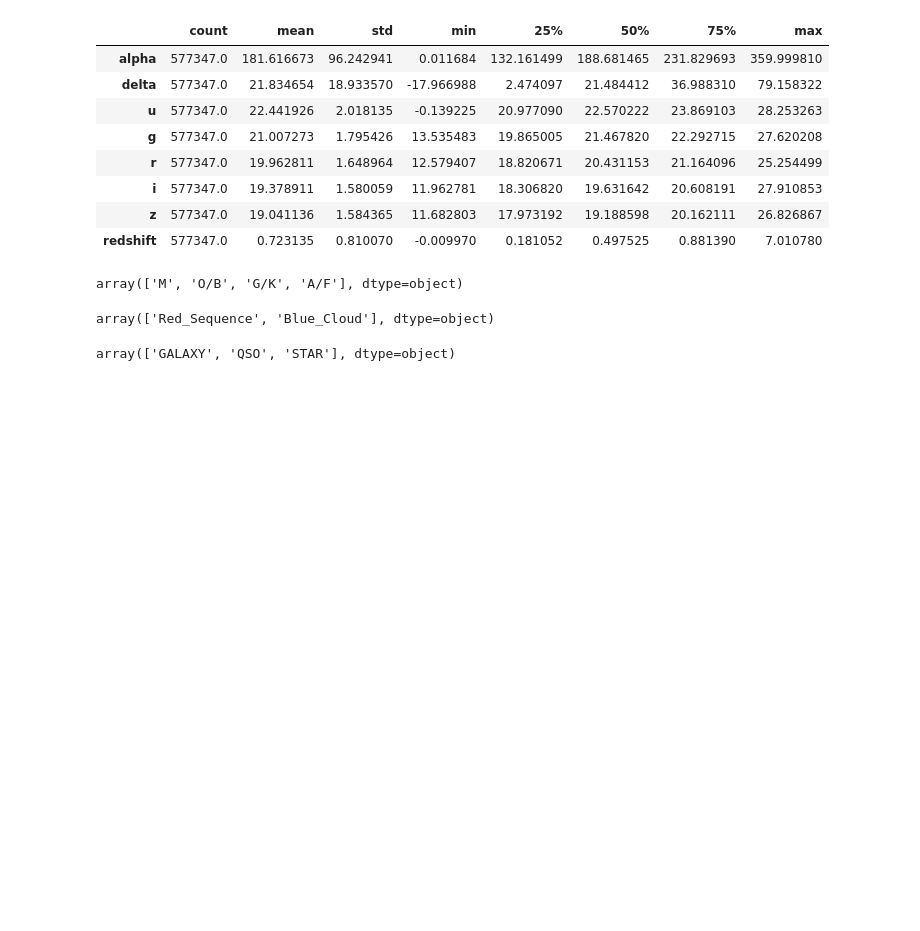
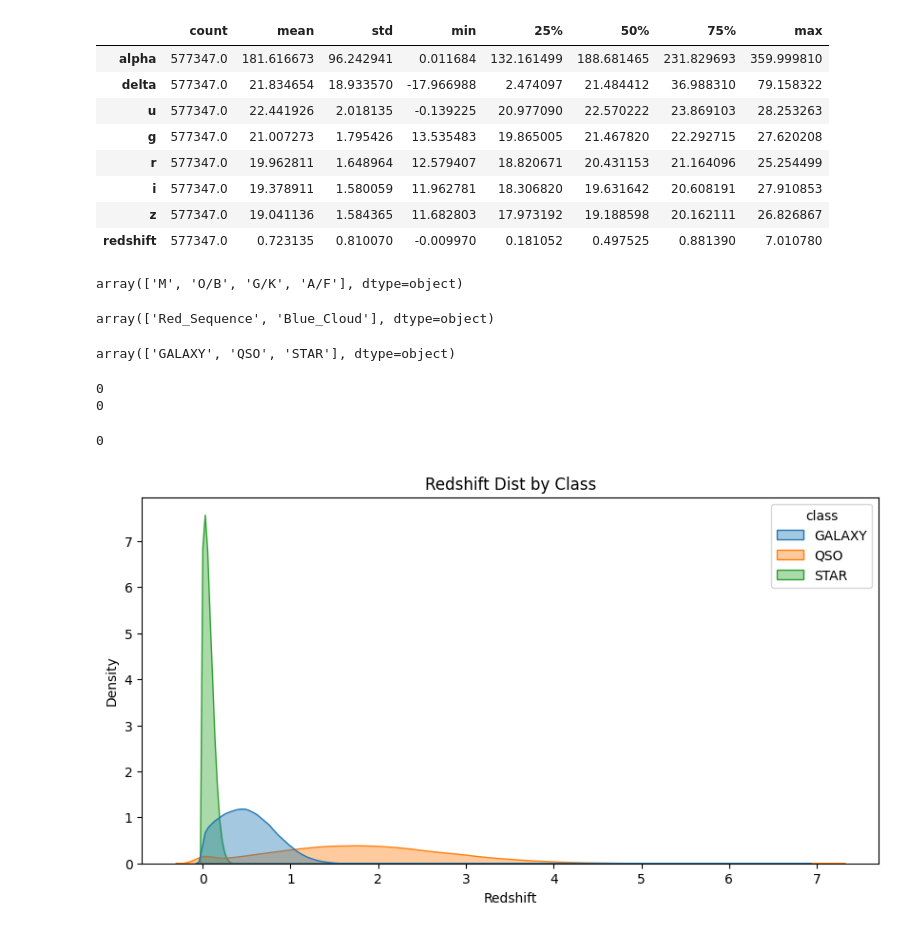
Before and after one commit to E-HAZMATs/Predicting-Stellar-Class-Kaggle-Comp, a Jupyter notebook: notebooks/01_eda.ipynb, the cells around one changed output. Saved outputs shown, nothing was run; the diff lists cells and outputs as text; code cells hidden in the pictures; blank space fills up the shorter version.

```diff
--- a/notebooks/01_eda.ipynb
+++ b/notebooks/01_eda.ipynb
@@ -136,3 +195,24 @@ array(['Red_Sequence', 'Blue_Cloud'], dtype=object)
 train["class"].unique()
 # %% [output]
 array(['GALAXY', 'QSO', 'STAR'], dtype=object)
+# %%
+print(train.duplicated().sum())
+print(train['id'].duplicated().sum())
+# %% [output]
+0
+0
+# %%
+overlap = set(train['id']).intersection(set(test['id']))
+# print(f"ID overlap between train and test: {len(overlap)}")
+type(len(overlap))
+print(len(overlap))
+# %% [output]
+0
+# %%
+plt.figure(figsize=(10, 5))
+sns.kdeplot(data=train, x='redshift', hue='class', fill=True, alpha=0.4, common_norm=False)
+plt.title('Redshift Dist by Class')
+plt.xlabel('Redshift')
+plt.show()
+# %% [output]
+[figure, added]
```
Also changed, not shown: parts of 17 cells of this notebook, 4 other files.
